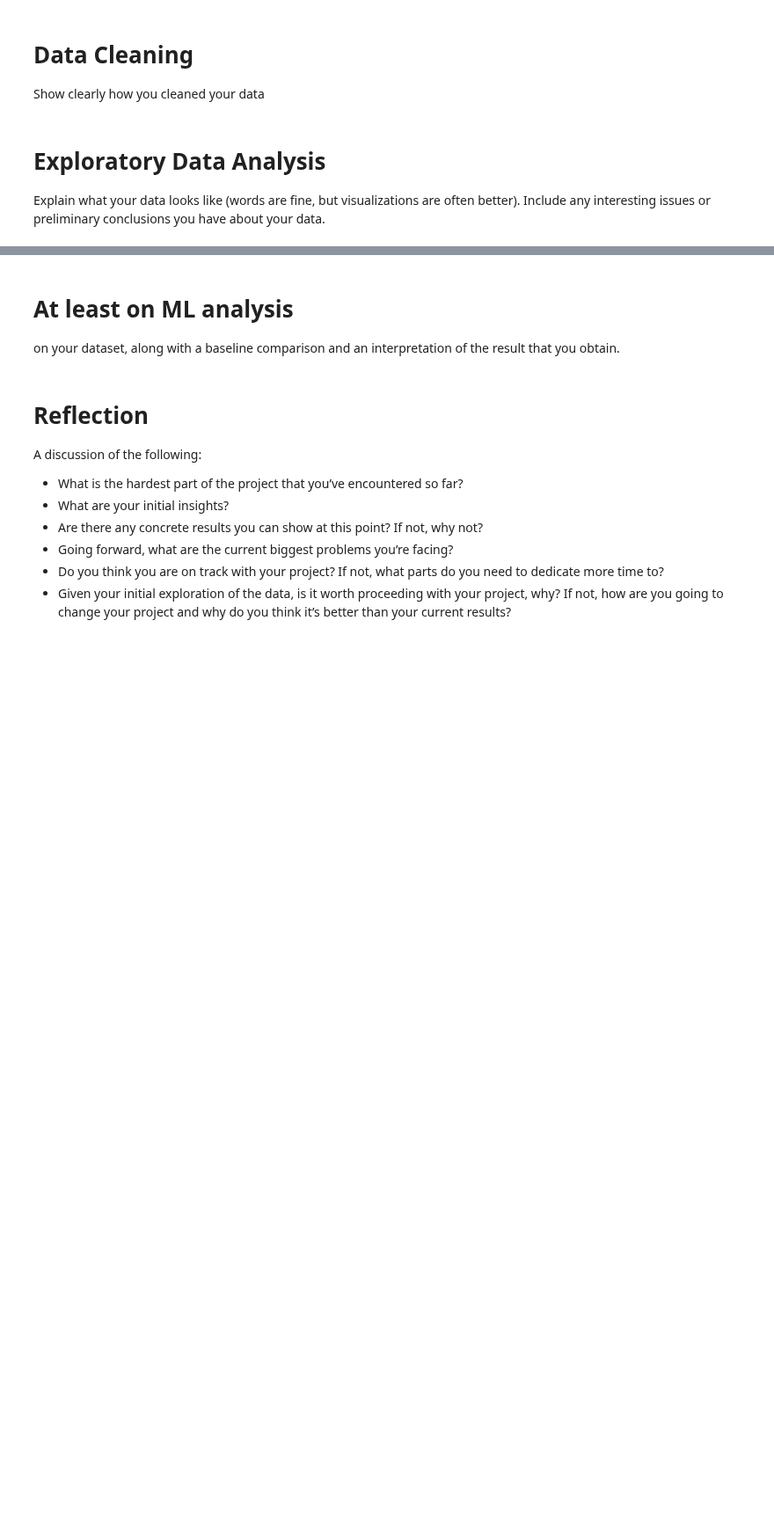
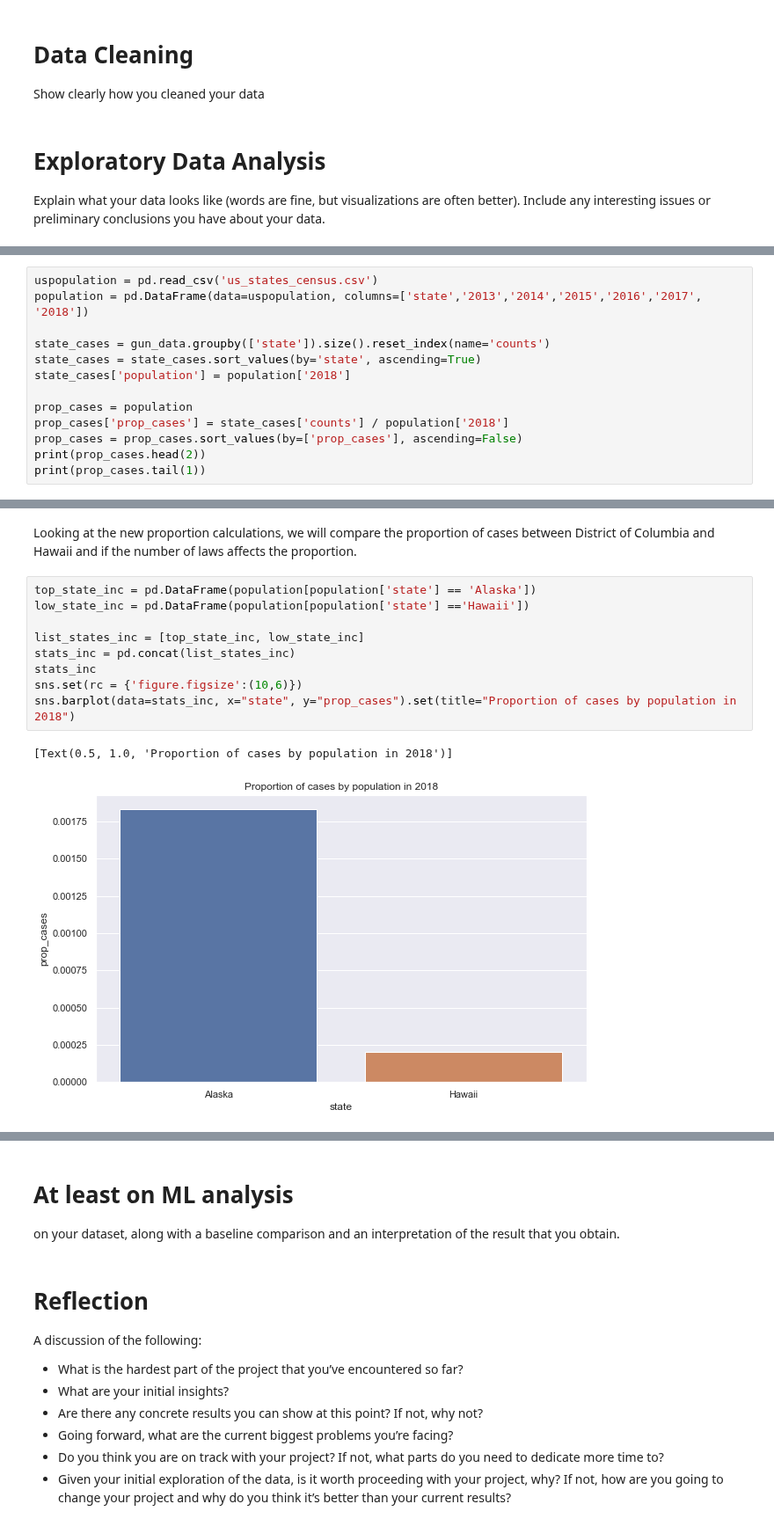
Before and after one commit to uic-cs418/cs418-spring22-purple, a Jupyter notebook: progress_report.ipynb, the cells around one changed output, grey strips where cells are left out. Shown at 88% size. Drawn from its saved outputs; the diff is of its cells as text; blank space fills up the shorter version.

```diff
--- a/progress_report.ipynb
+++ b/progress_report.ipynb
@@ -17,0 +50,13 @@ Along with an explanation about why you thought this was an interesting hypothes
+# %%
+uspopulation = pd.read_csv('us_states_census.csv')
+population = pd.DataFrame(data=uspopulation, columns=['state','2013','2014','2015','2016','2017', '2018'])
+
+state_cases = gun_data.groupby(['state']).size().reset_index(name='counts')
+state_cases = state_cases.sort_values(by='state', ascending=True)
+state_cases['population'] = population['2018']
+
+prop_cases = population
+prop_cases['prop_cases'] = state_cases['counts'] / population['2018']
+prop_cases = prop_cases.sort_values(by=['prop_cases'], ascending=False)
+print(prop_cases.head(2))
+print(prop_cases.tail(1))
@@ -17,0 +76,14 @@ Along with an explanation about why you thought this was an interesting hypothes
+# %% [markdown]
+Looking at the new proportion calculations, we will compare the proportion of cases between District of Columbia and Hawaii and if the number of laws affects the proportion.
+# %%
+top_state_inc = pd.DataFrame(population[population['state'] == 'Alaska'])
+low_state_inc = pd.DataFrame(population[population['state'] =='Hawaii'])
+
+list_states_inc = [top_state_inc, low_state_inc]
+stats_inc = pd.concat(list_states_inc)
+stats_inc
+sns.set(rc = {'figure.figsize':(10,6)})
+sns.barplot(data=stats_inc, x="state", y="prop_cases").set(title="Proportion of cases by population in 2018")
+# %% [output]
+[Text(0.5, 1.0, 'Proportion of cases by population in 2018')]
+[figure, added]
```
Also changed, not shown: parts of 11 cells of this notebook, 1 other file.
